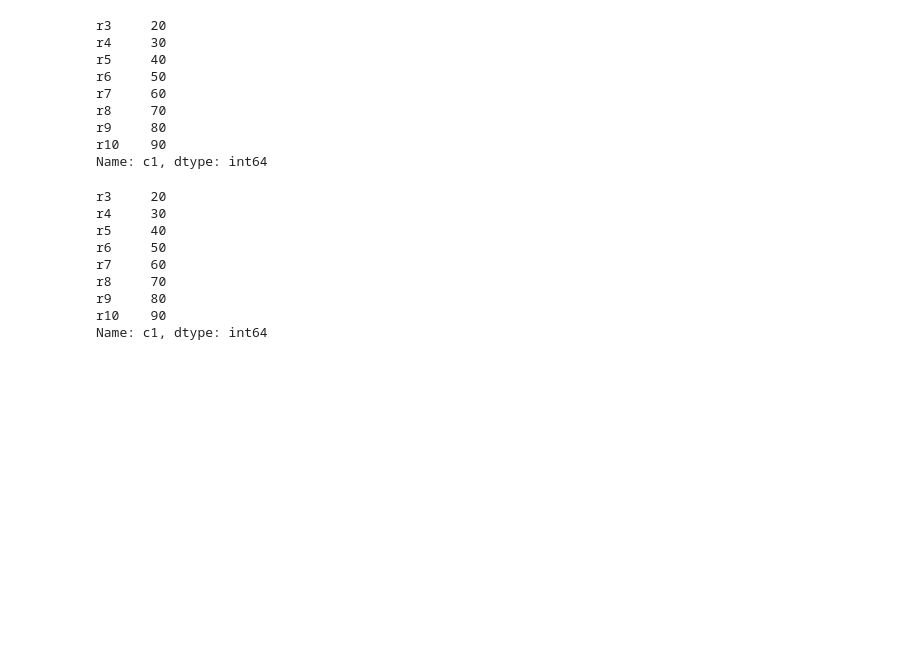
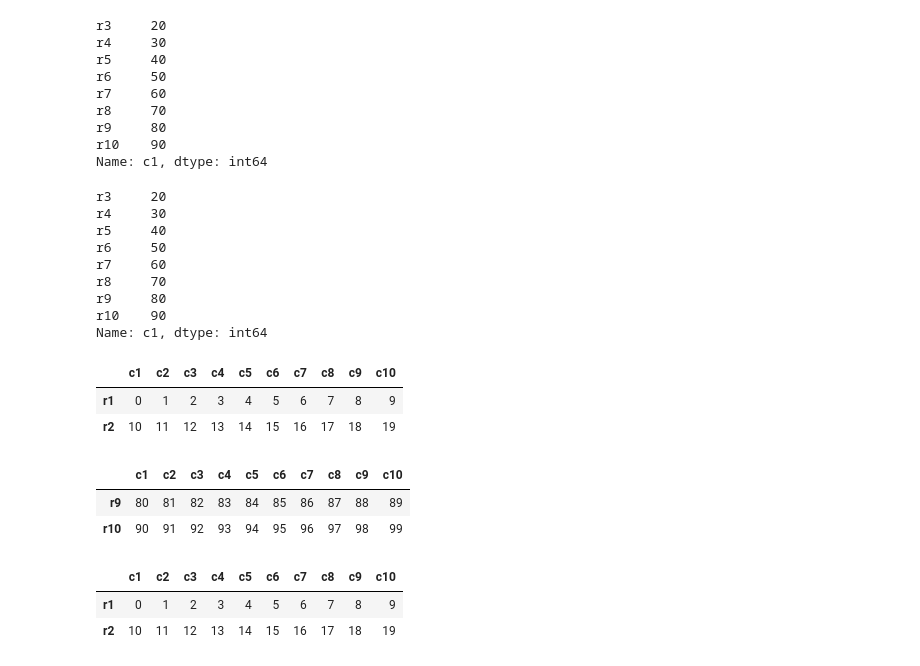
Before and after one commit to Arunkumar-60/Python_learning, a Jupyter notebook: jupyter/pandas/pandas_data-framworks.ipynb, the cells around one changed output. Saved outputs shown, nothing was run; the diff lists cells and outputs as text; code cells hidden in the pictures; blank space fills up the shorter version.

```diff
--- a/jupyter/pandas/pandas_data-framworks.ipynb
+++ b/jupyter/pandas/pandas_data-framworks.ipynb
@@ -262,3 +262,23 @@ r8     70
 r9     80
 r10    90
 Name: c1, dtype: int64
+# %%
+df.head(n=2)
+#returns first two rows
+# %% [output]
+|  | c1 | c2 | c3 | c4 | c5 | c6 | c7 | c8 | c9 | c10 |
+| r1 | 0 | 1 | 2 | 3 | 4 | 5 | 6 | 7 | 8 | 9 |
+| r2 | 10 | 11 | 12 | 13 | 14 | 15 | 16 | 17 | 18 | 19 |
+# %%
+df.tail(n=2)
+#returns last two rows
+# %% [output]
+|  | c1 | c2 | c3 | c4 | c5 | c6 | c7 | c8 | c9 | c10 |
+| r9 | 80 | 81 | 82 | 83 | 84 | 85 | 86 | 87 | 88 | 89 |
+| r10 | 90 | 91 | 92 | 93 | 94 | 95 | 96 | 97 | 98 | 99 |
+# %%
+df.head(n=2)
+# %% [output]
+|  | c1 | c2 | c3 | c4 | c5 | c6 | c7 | c8 | c9 | c10 |
+| r1 | 0 | 1 | 2 | 3 | 4 | 5 | 6 | 7 | 8 | 9 |
+| r2 | 10 | 11 | 12 | 13 | 14 | 15 | 16 | 17 | 18 | 19 |
```
Also changed, not shown: parts of 2 cells of this notebook, 3 other files.
